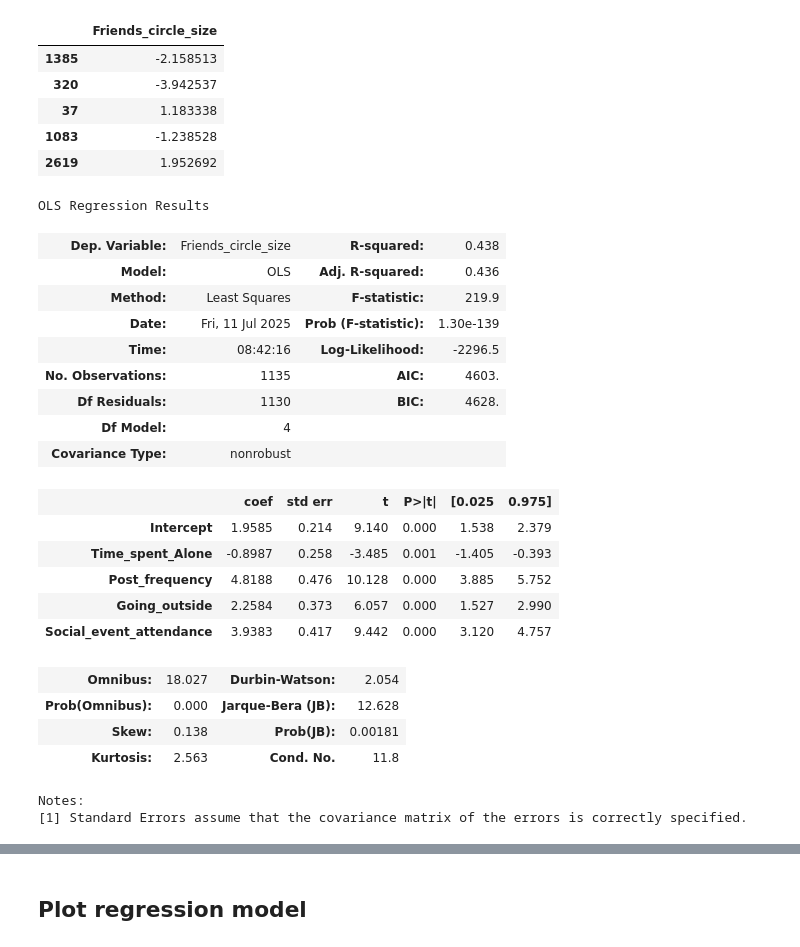
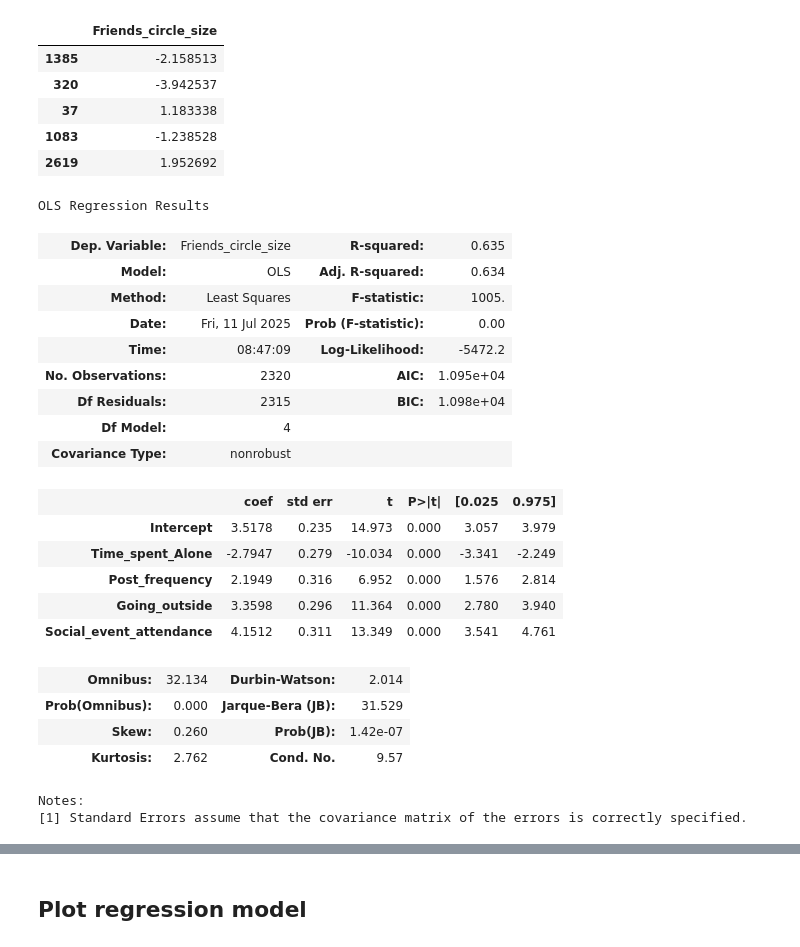
Before and after one commit to Prokope45/NeuralNetworkProject, a Jupyter notebook: LinearRegressionAnalysis.ipynb, the cells around one changed output, grey strips where cells are left out. Cells and saved outputs as stored; diff of their text form; code cells hidden in the pictures.

```diff
--- a/LinearRegressionAnalysis.ipynb
+++ b/LinearRegressionAnalysis.ipynb
@@ -113,47 +113,47 @@ R-Squared: 0.6348024310834368
 # %%
 from statsmodels.formula.api import ols
 
 standard_scaler = lambda x: x / max(x)
 transformed_df = train_df.copy()
 
 for column in [
     "Time_spent_Alone",
     "Post_frequency",
     "Going_outside",
     "Social_event_attendance"
 ]:
     # transformed_df[column] = standard_scaler(transformed_df[column])
     transformed_df[column] = transformed_df[column] / max(train_df[column])
 
-transformed_df = transformed_df[transformed_df["Personality"] == 0]  # Introvert
+# transformed_df = transformed_df[transformed_df["Personality"] == 0]  # Introvert
 
 model = ols(
     formula='Friends_circle_size ~ Time_spent_Alone + Post_frequency + Going_outside + Social_event_attendance',
     data=transformed_df
 ).fit()
 
 model.summary()
 # %% [output]
 OLS Regression Results
-| Dep. Variable: | Friends_circle_size | R-squared: | 0.438 |
-| Model: | OLS | Adj. R-squared: | 0.436 |
-| Method: | Least Squares | F-statistic: | 219.9 |
-| Date: | Fri, 11 Jul 2025 | Prob (F-statistic): | 1.30e-139 |
-| Time: | 08:42:16 | Log-Likelihood: | -2296.5 |
-| No. Observations: | 1135 | AIC: | 4603. |
-| Df Residuals: | 1130 | BIC: | 4628. |
+| Dep. Variable: | Friends_circle_size | R-squared: | 0.635 |
+| Model: | OLS | Adj. R-squared: | 0.634 |
+| Method: | Least Squares | F-statistic: | 1005. |
+| Date: | Fri, 11 Jul 2025 | Prob (F-statistic): | 0.00 |
+| Time: | 08:47:09 | Log-Likelihood: | -5472.2 |
+| No. Observations: | 2320 | AIC: | 1.095e+04 |
+| Df Residuals: | 2315 | BIC: | 1.098e+04 |
 | Df Model: | 4 |  |  |
 | Covariance Type: | nonrobust |  |  |
 |  | coef | std err | t | P>|t| | [0.025 | 0.975] |
-| Intercept | 1.9585 | 0.214 | 9.140 | 0.000 | 1.538 | 2.379 |
-| Time_spent_Alone | -0.8987 | 0.258 | -3.485 | 0.001 | -1.405 | -0.393 |
-| Post_frequency | 4.8188 | 0.476 | 10.128 | 0.000 | 3.885 | 5.752 |
-| Going_outside | 2.2584 | 0.373 | 6.057 | 0.000 | 1.527 | 2.990 |
-| Social_event_attendance | 3.9383 | 0.417 | 9.442 | 0.000 | 3.120 | 4.757 |
+| Intercept | 3.5178 | 0.235 | 14.973 | 0.000 | 3.057 | 3.979 |
+| Time_spent_Alone | -2.7947 | 0.279 | -10.034 | 0.000 | -3.341 | -2.249 |
+| Post_frequency | 2.1949 | 0.316 | 6.952 | 0.000 | 1.576 | 2.814 |
+| Going_outside | 3.3598 | 0.296 | 11.364 | 0.000 | 2.780 | 3.940 |
+| Social_event_attendance | 4.1512 | 0.311 | 13.349 | 0.000 | 3.541 | 4.761 |
-| Omnibus: | 18.027 | Durbin-Watson: | 2.054 |
-| Prob(Omnibus): | 0.000 | Jarque-Bera (JB): | 12.628 |
-| Skew: | 0.138 | Prob(JB): | 0.00181 |
-| Kurtosis: | 2.563 | Cond. No. | 11.8 |
+| Omnibus: | 32.134 | Durbin-Watson: | 2.014 |
+| Prob(Omnibus): | 0.000 | Jarque-Bera (JB): | 31.529 |
+| Skew: | 0.260 | Prob(JB): | 1.42e-07 |
+| Kurtosis: | 2.762 | Cond. No. | 9.57 |
 Notes:
 [1] Standard Errors assume that the covariance matrix of the errors is correctly specified.
 # %%
```
Also changed, not shown: parts of 2 cells of this notebook.
